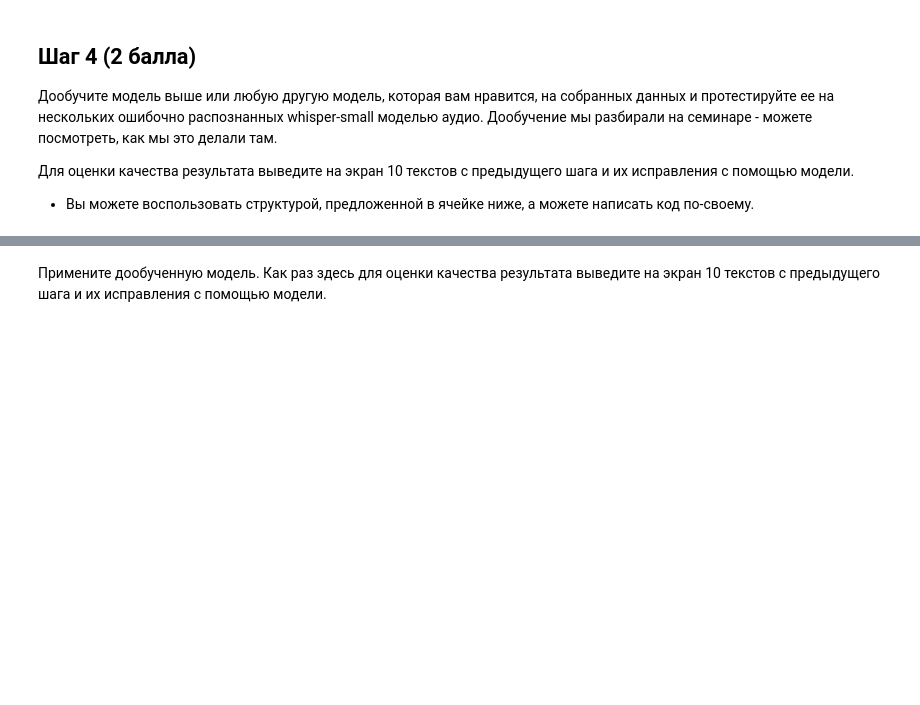
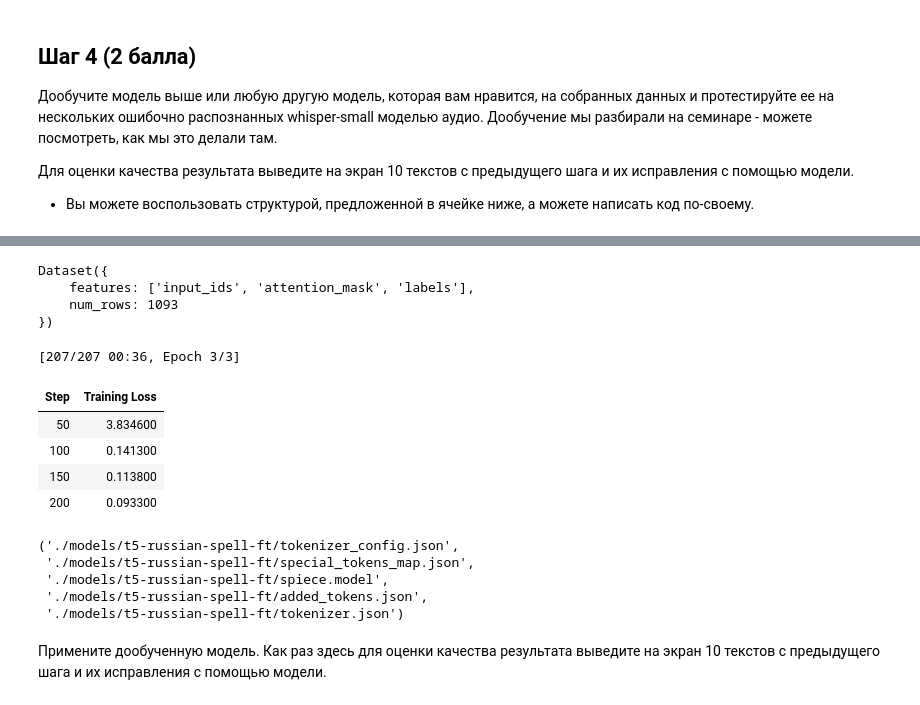
Before and after one commit to psaw/GM-HSE-AI-masters-course, a Jupyter notebook: homeworks/base/GenDL_HT1_base.ipynb, the cells around one changed output, grey strips where cells are left out. Cells and saved outputs as stored; diff of their text form; code cells hidden in the pictures; blank space fills up the shorter version.

Commit message:
Step 4 - done

```diff
--- a/homeworks/base/GenDL_HT1_base.ipynb
+++ b/homeworks/base/GenDL_HT1_base.ipynb
@@ -749,0 +853,7 @@ tokenizer.save_pretrained("...")
+# %%
+dataset_2_tok['train']
+# %% [output]
+Dataset({
+    features: ['input_ids', 'attention_mask', 'labels'],
+    num_rows: 1093
+})
@@ -750,2 +862,60 @@ tokenizer.save_pretrained("...")
+# %%
+# Data collator
+data_collator = DataCollatorForSeq2Seq(
+    tokenizer=t5_tokenizer_2,
+    model=t5_model_2,
+    padding='longest'
+)
+
+output_dir = "./models/t5-russian-spell-ft"
+
+# Аргументы обучения
+training_args = Seq2SeqTrainingArguments(
+    output_dir=output_dir,
+    overwrite_output_dir=True,
+    num_train_epochs=3,
+    per_device_train_batch_size=16,
+    per_device_eval_batch_size=16,
+    learning_rate=3e-5,
+    weight_decay=0.01,
+    warmup_ratio=0.1,
+    lr_scheduler_type="linear",
+    save_strategy="epoch",
+    logging_strategy="steps",
+    logging_steps=50,
+    predict_with_generate=True,
+    fp16=torch.cuda.is_available(),   # ускорение на GPU
+    gradient_accumulation_steps=1,
+    report_to=[]                      # без wandb
+)
+
+# Trainer
+trainer = Seq2SeqTrainer(
+    model=t5_model_2,
+    args=training_args,
+    train_dataset=dataset_2_tok['train'],
+    eval_dataset=dataset_2_tok['test'],
+    data_collator=data_collator,
+    tokenizer=t5_tokenizer_2,
+)
+
+# Запускаем обучение
+trainer.train()
+
+# Сохраняем дообученную модель
+trainer.save_model(output_dir)
+t5_tokenizer_2.save_pretrained(output_dir)
+# %% [output]
+[207/207 00:36, Epoch 3/3]
+| Step | Training Loss |
+| 50 | 3.834600 |
+| 100 | 0.141300 |
+| 150 | 0.113800 |
+| 200 | 0.093300 |
+('./models/t5-russian-spell-ft/tokenizer_config.json',
+ './models/t5-russian-spell-ft/special_tokens_map.json',
+ './models/t5-russian-spell-ft/spiece.model',
+ './models/t5-russian-spell-ft/added_tokens.json',
+ './models/t5-russian-spell-ft/tokenizer.json')
 # %% [markdown]
 Примените дообученную модель. Как раз здесь для оценки качества результата выведите на экран 10 текстов с предыдущего шага и их исправления с помощью модели.
```
Also changed, not shown: parts of 20 cells of this notebook.
